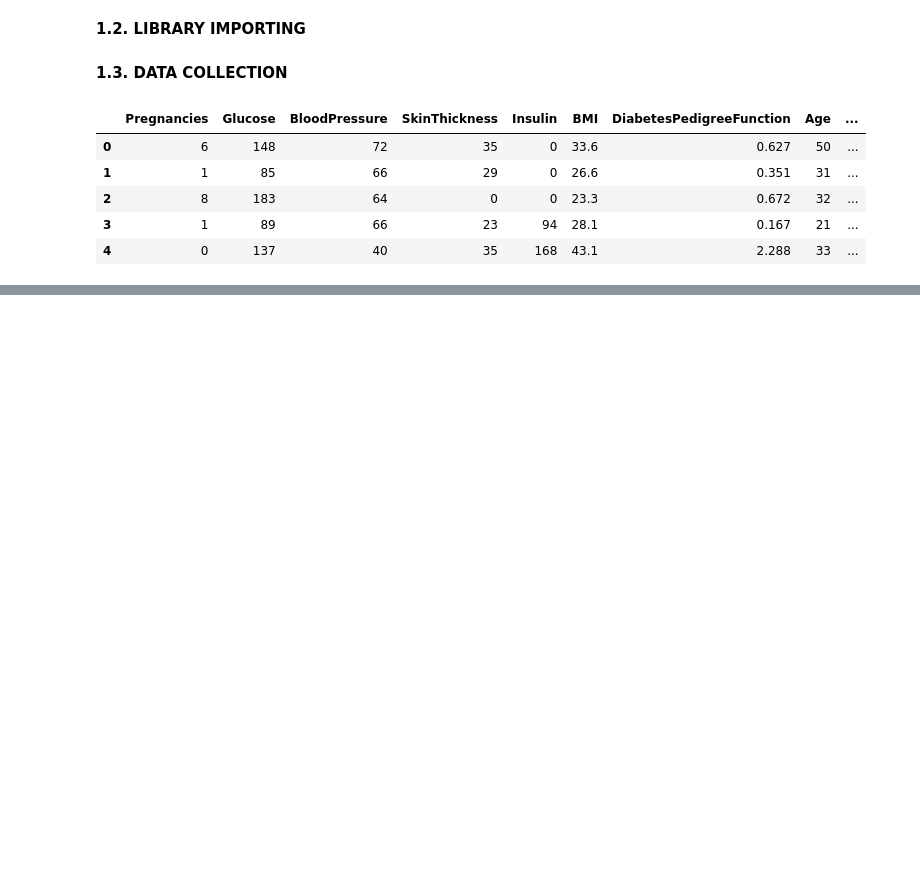
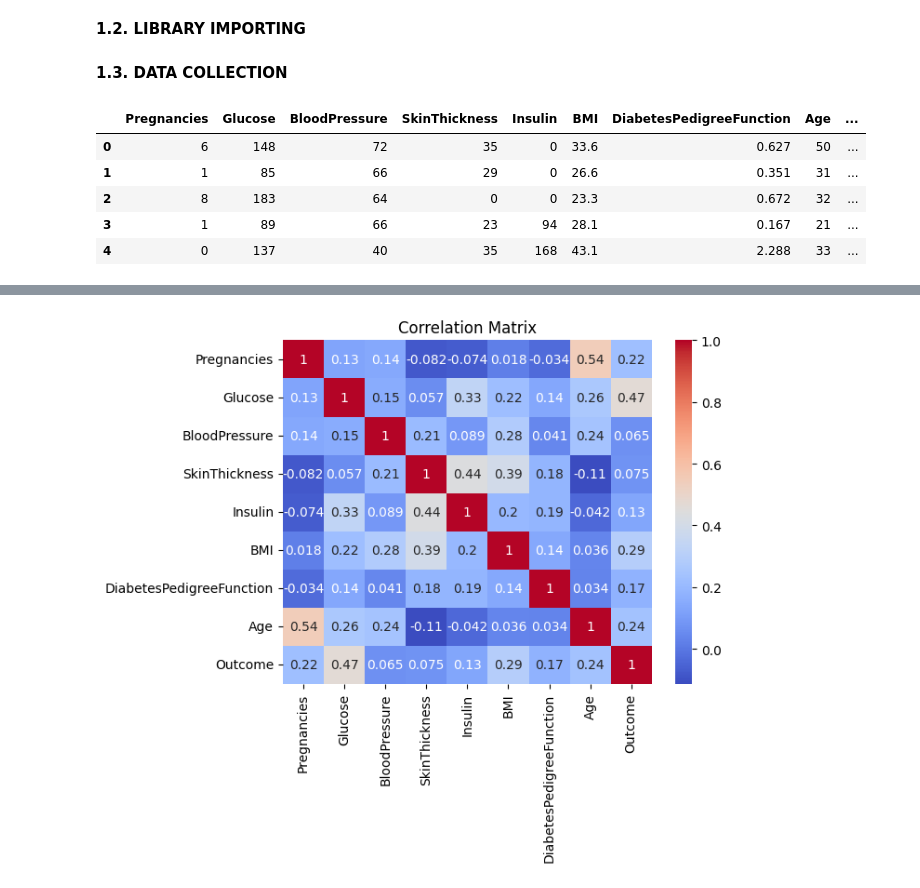
Before and after one commit to jenuzho/PREDICTING-DIABETES-boosting-Algorithm, a Jupyter notebook: src/explore.ipynb, the cells around one changed output, grey strips where cells are left out. Cells and saved outputs as stored; diff of their text form; code cells hidden in the pictures; blank space fills up the shorter version.

```diff
--- a/src/explore.ipynb
+++ b/src/explore.ipynb
@@ -113,0 +213,13 @@ df.to_csv("../data/raw/diabetes_data.csv", index=False)
+# %%
+# Display initial row count
+initial_row_count = df.shape[0]
+
+# Check and remove duplicates
+num_duplicates = df.duplicated().sum()
+print(f"Number of duplicate rows: {num_duplicates}")
+
+if num_duplicates > 0:
+    df = df.drop_duplicates()
+    print(f"Duplicate rows have been removed. Row count reduced from {initial_row_count} to {df.shape[0]}.")
+else:
+    print("No duplicate rows found.")
@@ -113,0 +235,7 @@ df.to_csv("../data/raw/diabetes_data.csv", index=False)
+# %%
+correlation_matrix = df.corr()
+sns.heatmap(correlation_matrix, annot=True, cmap="coolwarm")
+plt.title("Correlation Matrix")
+plt.show()
+# %% [output]
+[figure, added]
```
Also changed, not shown: parts of 11 cells of this notebook.
